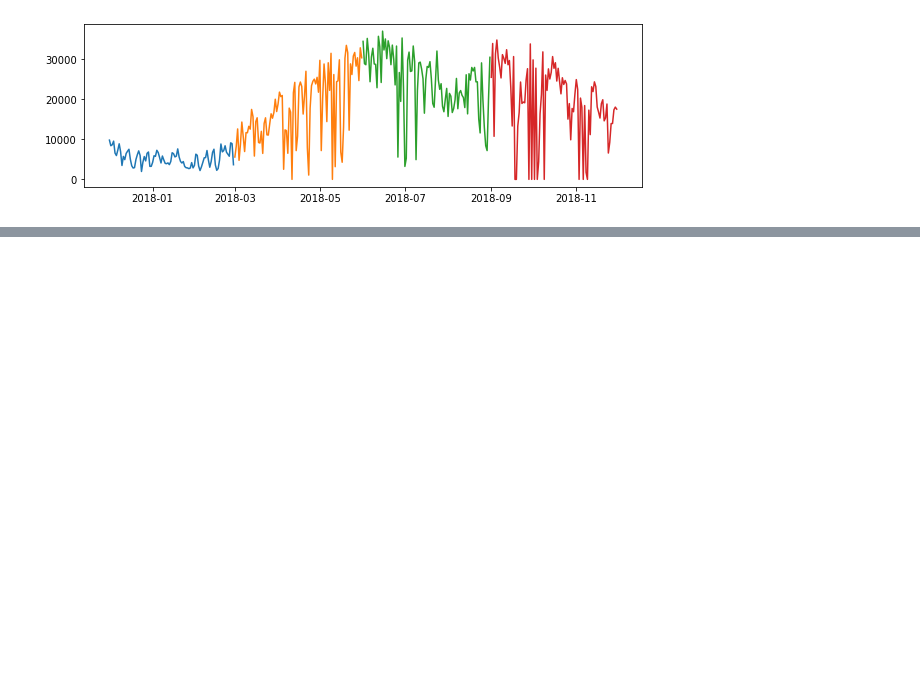
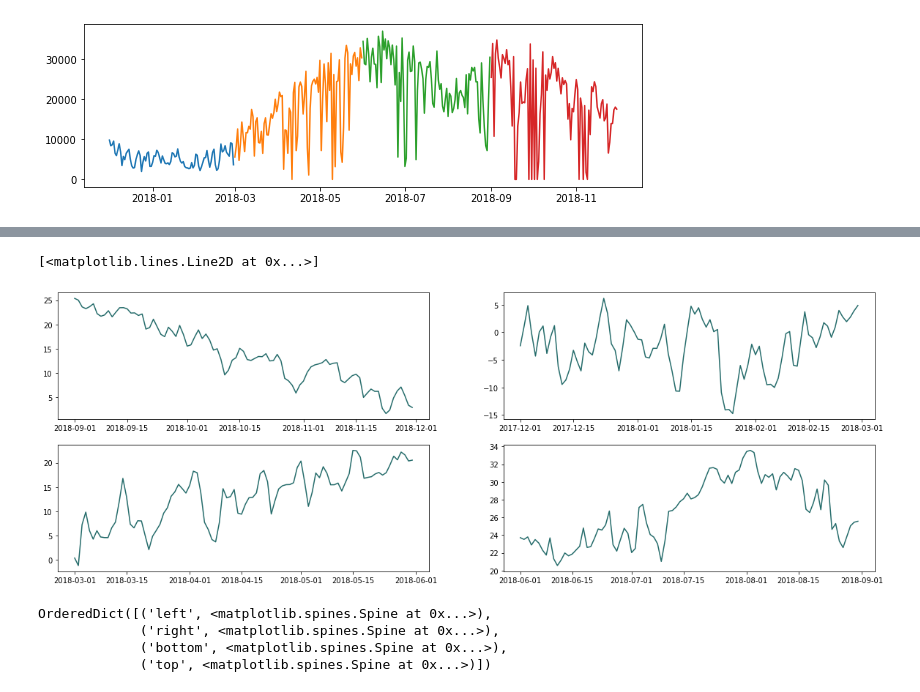
Before and after one commit to rogovich/2022_POL_Data_Analysis_in_Python, a Jupyter notebook: @In-Class_Notebooks/2022.03.15/20220315_Viz_1.ipynb, the cells around one changed output, grey strips where cells are left out. Saved outputs shown, nothing was run; the diff lists cells and outputs as text; code cells hidden in the pictures; blank space fills up the shorter version.

```diff
--- a/@In-Class_Notebooks/2022.03.15/20220315_Viz_1.ipynb
+++ b/@In-Class_Notebooks/2022.03.15/20220315_Viz_1.ipynb
@@ -60,3 +47,5 @@ for season in ['Winter', 'Spring', 'Summer', 'Autumn']:
     ax.plot(bikes.groupby(['Seasons', 'Date'])['Rental Count'].sum()[season])
 # %% [output]
 [figure]
+# %%
+temperature = bikes.groupby(['Seasons', 'Date'])['Temperature'].mean()
@@ -62,0 +73,10 @@ for season in ['Winter', 'Spring', 'Summer', 'Autumn']:
+# %%
+fig, ax = plt.subplots(2,2, figsize=(20,7))
+
+ax[0][0].plot(temperature['Autumn'], c='#246b6a')
+ax[0][1].plot(temperature['Winter'], c='#246b6a')
+ax[1][0].plot(temperature['Spring'], c='#246b6a')
+ax[1][1].plot(temperature['Summer'], c='#246b6a')
+# %% [output]
+[<matplotlib.lines.Line2D at 0x...>]
+[figure, added]
@@ -62,0 +85,7 @@ for season in ['Winter', 'Spring', 'Summer', 'Autumn']:
+# %%
+axis.spines
+# %% [output]
+OrderedDict([('left', <matplotlib.spines.Spine at 0x...>),
+             ('right', <matplotlib.spines.Spine at 0x...>),
+             ('bottom', <matplotlib.spines.Spine at 0x...>),
+             ('top', <matplotlib.spines.Spine at 0x...>)])
```
Also changed, not shown: parts of 23 cells of this notebook, 2 other files.
